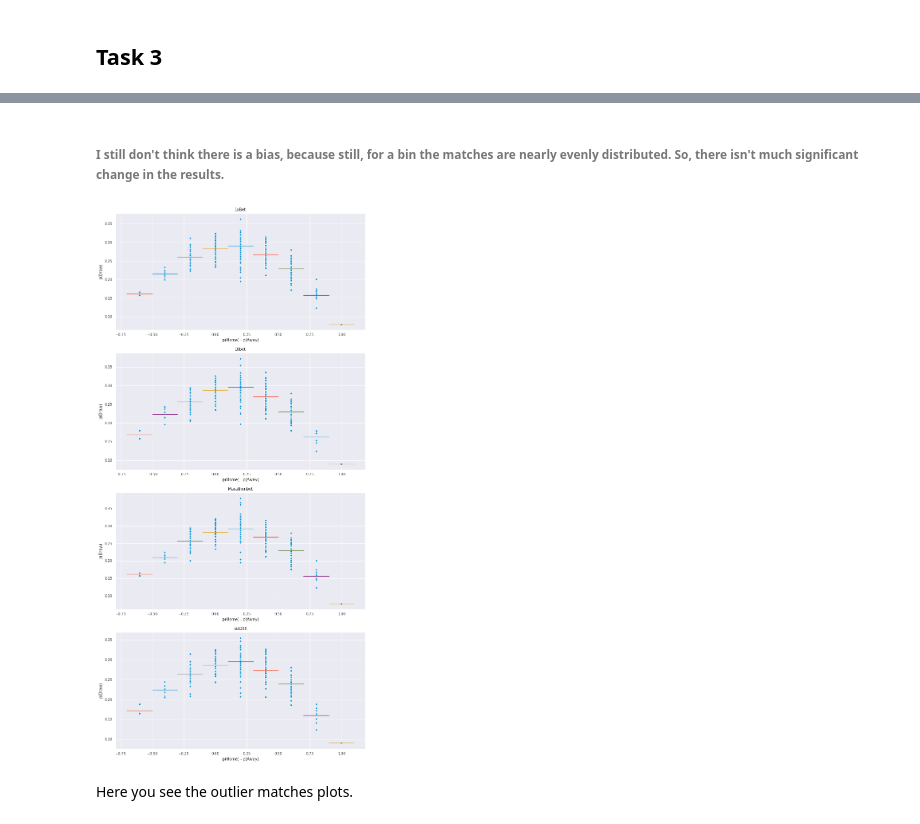
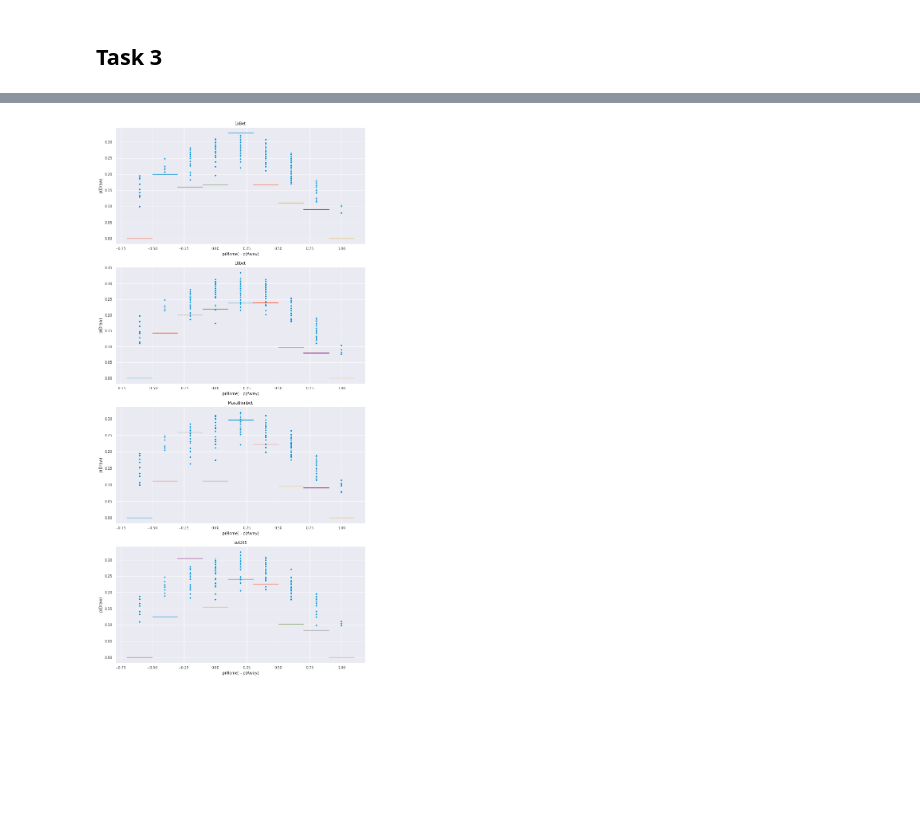
Before and after one commit to kubilay-yavuz/fall19-kubilay-yavuz, a Jupyter notebook: HW1/IE582_hw1.ipynb, the cells around one changed output, grey strips where cells are left out. Drawn from its saved outputs; the diff is of its cells as text; code cells hidden in the pictures; blank space fills up the shorter version.

```diff
--- a/HW1/IE582_hw1.ipynb
+++ b/HW1/IE582_hw1.ipynb
@@ -109,7 +119,7 @@ dtype: int64
 # %% [markdown]
 ###### We first drop the nonfinished matches in order to perform the task.;
 # %%
-matches_wo_na=matches.loc[~(matches["match_hometeam_score"]).isna()|~(matches["match_awayteam_score"]).isna()]
+matches_wo_na=matches.loc[~(matches["match_status"]).isna()]
 # %%
 home_scores=matches_wo_na["match_hometeam_score"].astype(int)
 away_scores=matches_wo_na["match_awayteam_score"].astype(int)
@@ -229,4 +239,4 @@ bets_pivoted.head()
 # %%
 matches_finished_draw=matches_wo_na.loc[matches_wo_na["match_hometeam_score"]==matches_wo_na["match_awayteam_score"]]["match_id"].values
-bets_pivoted=bets_pivoted.loc[bets_pivoted["match_id"].isin(matches_finished_draw)].reset_index(drop=True)
+# bets_pivoted=bets_pivoted.loc[bets_pivoted["match_id"].isin(matches_finished_draw)].reset_index(drop=True)
 # %% [markdown]
@@ -259,8 +269,9 @@ for i,bm in enumerate(bookmakers):
     bm_bets=bets_pivoted.loc[bets_pivoted["odd_bookmakers"]==bm]
     sns.scatterplot(x=bm_bets["home_minus_away_disc"], y=bm_bets["probs_x"],ax=axx[i])
     for prob in bm_bets["home_minus_away_disc"].value_counts().index:
-        mean_=bm_bets.loc[bm_bets["home_minus_away_disc"]==prob]["probs_x"].mean()
-        sns.lineplot(x=[prob-0.1,prob+0.1],y=[mean_,mean_],ax=axx[i])
+        draw_f=len(bm_bets.loc[(bm_bets["home_minus_away_disc"]==prob)&(bm_bets["match_id"].isin(matches_finished_draw))])
+        all_f=len(bm_bets.loc[(bm_bets["home_minus_away_disc"]==prob)])
+        sns.lineplot(x=[prob-0.1,prob+0.1],y=[draw_f/all_f,draw_f/all_f],ax=axx[i])
     axx[i].set_title(bm)
     axx[i].set_xlabel("p(Home) - p(Away)")
     axx[i].set_ylabel("p(Draw)")
@@ -298,7 +301,7 @@ See the caveats in the documentation: http://pandas.pydata.org/pandas-docs/stabl
 # %%
 booking["whos_fault"]=np.where(booking["home_fault"].isna(),"away","home") # this wasnt necessary but i wanted to keep it anyway
 booking_mod=booking.drop(booking.loc[booking["time"].str.contains("\+")].index)
-booking_mod=booking_mod.loc[(booking_mod["time"].astype(int)<20)&(booking_mod["card"]=="red card")]
+booking_mod=booking_mod.loc[(booking_mod["time"].astype(int)<=20)&(booking_mod["card"]=="red card")]
 booking_mod.head()
 # 44 mac var bu olayın oldugu
 # %% [output]
@@ -343,21 +336,18 @@ len(unq_match_outlier)
-# %% [markdown]
-###### I still don't think there is a bias, because still, for a bin the matches are nearly evenly distributed. So, there isn't much significant change in the results.
 # %%
 _,axx=plt.subplots(4,figsize=(10,23))
 bets_pivoted_n=bets_pivoted.loc[~bets_pivoted["match_id"].isin(unq_match_outlier)]
 for i,bm in enumerate(bookmakers):
     bm_bets=bets_pivoted_n.loc[bets_pivoted_n["odd_bookmakers"]==bm]
     sns.scatterplot(x=bm_bets["home_minus_away_disc"], y=bm_bets["probs_x"],ax=axx[i])
     for prob in bm_bets["home_minus_away_disc"].value_counts().index:
-        mean_=bm_bets.loc[bm_bets["home_minus_away_disc"]==prob]["probs_x"].mean()
-        sns.lineplot(x=[prob-0.1,prob+0.1],y=[mean_,mean_],ax=axx[i])
+        draw_f=len(bm_bets.loc[(bm_bets["home_minus_away_disc"]==prob)&(bm_bets["match_id"].isin(matches_finished_draw))])
+        all_f=len(bm_bets.loc[(bm_bets["home_minus_away_disc"]==prob)])
+        sns.lineplot(x=[prob-0.1,prob+0.1],y=[draw_f/all_f,draw_f/all_f],ax=axx[i])
     axx[i].set_title(bm)
     axx[i].set_xlabel("p(Home) - p(Away)")
     axx[i].set_ylabel("p(Draw)")
 # %% [output]
-[figure, old version]
+[figure, new version]
-# %% [markdown]
-Here you see the outlier matches plots.
 # %%
 _,axx=plt.subplots(4,figsize=(10,23))
 bets_pivoted_n=bets_pivoted.loc[bets_pivoted["match_id"].isin(unq_match_outlier)]
```
Also changed, not shown: parts of 25 cells of this notebook.
